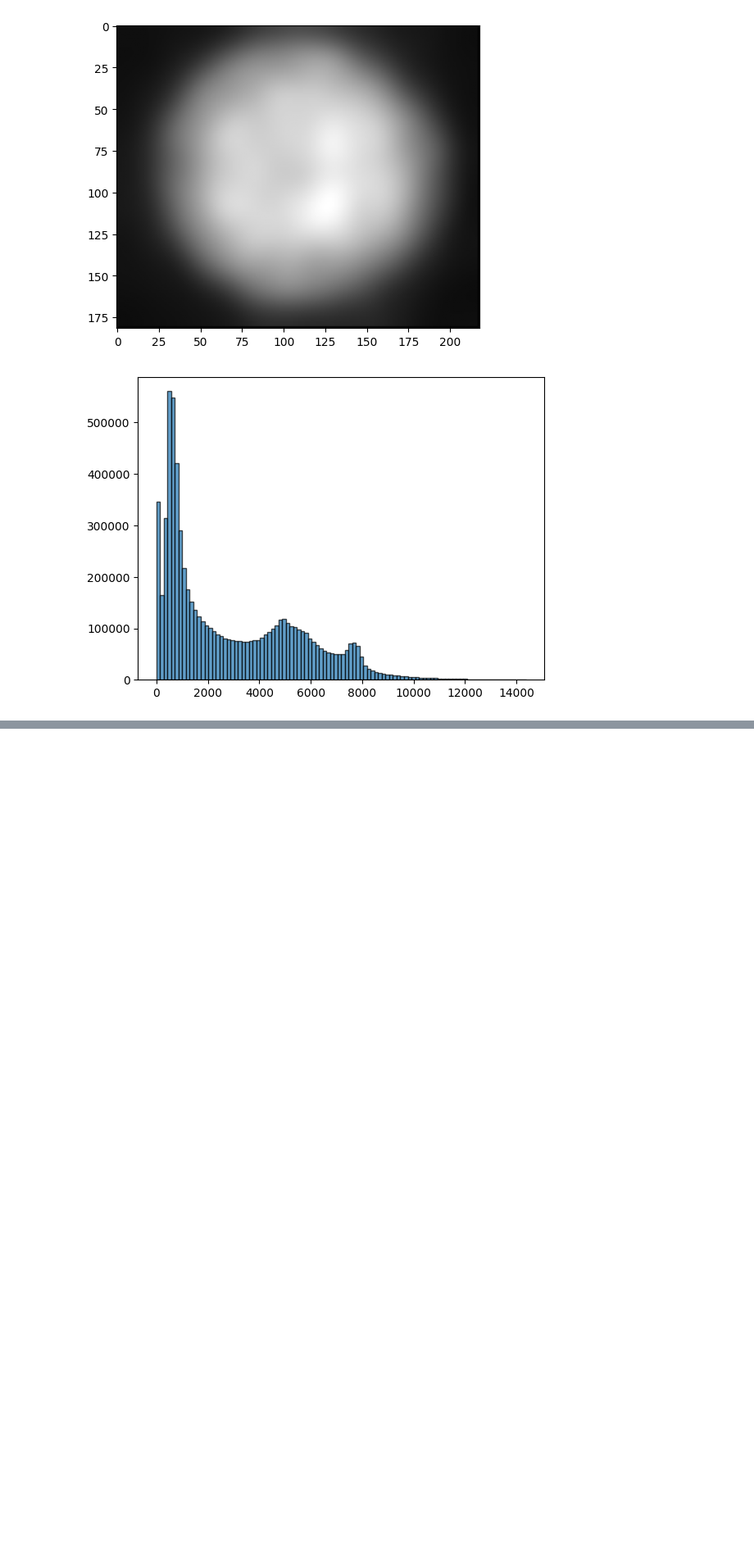
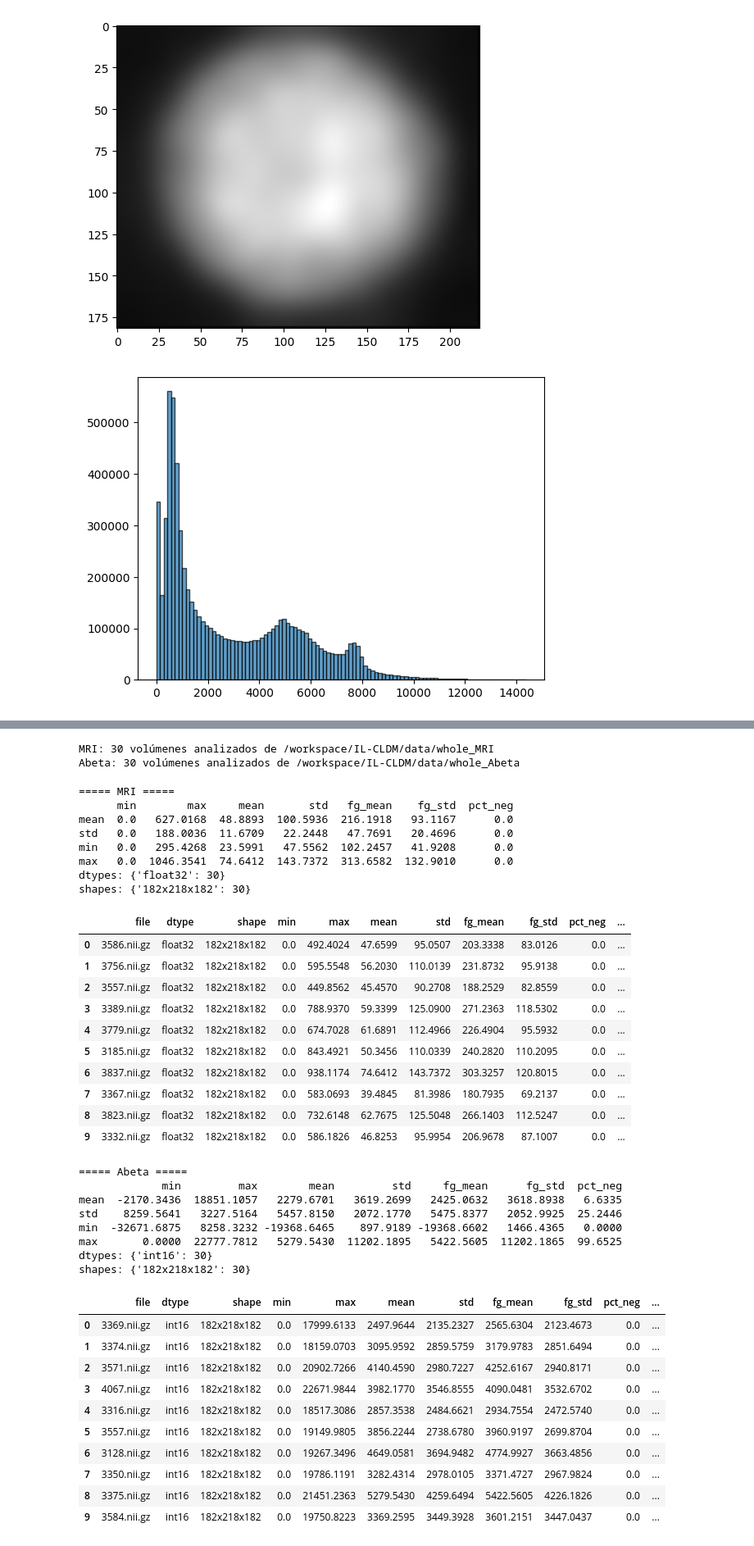
Before and after one commit to FranklinSierra/mri_spect_il_cldm_2026, a Jupyter notebook: code/dataAnalysis.ipynb, the cells around one changed output, grey strips where cells are left out. Shown at 82% size. Drawn from its saved outputs; the diff is of its cells as text; code cells hidden in the pictures; blank space fills up the shorter version.

```diff
--- a/code/dataAnalysis.ipynb
+++ b/code/dataAnalysis.ipynb
@@ -913,0 +931,79 @@ plt.show()
+# %%
+def volume_stats(path):
+    """Estadísticas de un volumen. 'fg' = solo voxeles distintos de cero (foreground)."""
+    vol = nib.load(path).get_fdata(dtype=np.float32)
+    fg = vol[vol != 0]
+    if fg.size == 0:
+        fg = vol.ravel()
+    return {
+        "file": os.path.basename(path),
+        "dtype": str(nib.load(path).get_data_dtype()),
+        "shape": "x".join(map(str, vol.shape)),
+        "min": float(vol.min()),
+        "max": float(vol.max()),
+        "mean": float(vol.mean()),
+        "std": float(vol.std()),
+        "fg_mean": float(fg.mean()),
+        "fg_std": float(fg.std()),
+        "pct_neg": float((vol < 0).mean() * 100),   # % de voxeles negativos
+        "n_unique_le256": int(min(np.unique(vol).size, 257)),  # <=256 sugiere intensidades discretas/enteras
+    }
+
+records = {}
+for name, d in DIRS.items():
+    files = sorted(glob.glob(os.path.join(d, "*.nii.gz")))
+    if N_SAMPLE is not None and len(files) > N_SAMPLE:
+        files = list(RNG.choice(files, size=N_SAMPLE, replace=False))
+    rows = [volume_stats(f) for f in files]
+    records[name] = pd.DataFrame(rows)
+    print(f"{name}: {len(rows)} volúmenes analizados de {d}")
+# %% [output]
+MRI: 30 volúmenes analizados de /workspace/IL-CLDM/data/whole_MRI
+Abeta: 30 volúmenes analizados de /workspace/IL-CLDM/data/whole_Abeta
+# %%
+for name, df in records.items():
+    print(f"\n===== {name} =====")
+    agg = df[["min","max","mean","std","fg_mean","fg_std","pct_neg"]].agg(["mean","std","min","max"])
+    print(agg.round(4).to_string())
+    print("dtypes:", df["dtype"].value_counts().to_dict())
+    print("shapes:", df["shape"].value_counts().to_dict())
+    display(df.round(4).head(10))
+# %% [output]
+===== MRI =====
+      min        max     mean       std   fg_mean    fg_std  pct_neg
+mean  0.0   627.0168  48.8893  100.5936  216.1918   93.1167      0.0
+std   0.0   188.0036  11.6709   22.2448   47.7691   20.4696      0.0
+min   0.0   295.4268  23.5991   47.5562  102.2457   41.9208      0.0
+max   0.0  1046.3541  74.6412  143.7372  313.6582  132.9010      0.0
+dtypes: {'float32': 30}
+shapes: {'182x218x182': 30}
+|  | file | dtype | shape | min | max | mean | std | fg_mean | fg_std | pct_neg | ... |
+| 0 | 3586.nii.gz | float32 | 182x218x182 | 0.0 | 492.4024 | 47.6599 | 95.0507 | 203.3338 | 83.0126 | 0.0 | ... |
+| 1 | 3756.nii.gz | float32 | 182x218x182 | 0.0 | 595.5548 | 56.2030 | 110.0139 | 231.8732 | 95.9138 | 0.0 | ... |
+| 2 | 3557.nii.gz | float32 | 182x218x182 | 0.0 | 449.8562 | 45.4570 | 90.2708 | 188.2529 | 82.8559 | 0.0 | ... |
+| 3 | 3389.nii.gz | float32 | 182x218x182 | 0.0 | 788.9370 | 59.3399 | 125.0900 | 271.2363 | 118.5302 | 0.0 | ... |
+| 4 | 3779.nii.gz | float32 | 182x218x182 | 0.0 | 674.7028 | 61.6891 | 112.4966 | 226.4904 | 95.5932 | 0.0 | ... |
+| 5 | 3185.nii.gz | float32 | 182x218x182 | 0.0 | 843.4921 | 50.3456 | 110.0339 | 240.2820 | 110.2095 | 0.0 | ... |
+| 6 | 3837.nii.gz | float32 | 182x218x182 | 0.0 | 938.1174 | 74.6412 | 143.7372 | 303.3257 | 120.8015 | 0.0 | ... |
+| 7 | 3367.nii.gz | float32 | 182x218x182 | 0.0 | 583.0693 | 39.4845 | 81.3986 | 180.7935 | 69.2137 | 0.0 | ... |
+| 8 | 3823.nii.gz | float32 | 182x218x182 | 0.0 | 732.6148 | 62.7675 | 125.5048 | 266.1403 | 112.5247 | 0.0 | ... |
+| 9 | 3332.nii.gz | float32 | 182x218x182 | 0.0 | 586.1826 | 46.8253 | 95.9954 | 206.9678 | 87.1007 | 0.0 | ... |
+===== Abeta =====
+             min         max        mean         std     fg_mean      fg_std  pct_neg
+mean  -2170.3436  18851.1057   2279.6701   3619.2699   2425.0632   3618.8938   6.6335
+std    8259.5641   3227.5164   5457.8150   2072.1770   5475.8377   2052.9925  25.2446
+min  -32671.6875   8258.3232 -19368.6465    897.9189 -19368.6602   1466.4365   0.0000
+max       0.0000  22777.7812   5279.5430  11202.1895   5422.5605  11202.1865  99.6525
+dtypes: {'int16': 30}
+shapes: {'182x218x182': 30}
+|  | file | dtype | shape | min | max | mean | std | fg_mean | fg_std | pct_neg | ... |
+| 0 | 3369.nii.gz | int16 | 182x218x182 | 0.0 | 17999.6133 | 2497.9644 | 2135.2327 | 2565.6304 | 2123.4673 | 0.0 | ... |
+| 1 | 3374.nii.gz | int16 | 182x218x182 | 0.0 | 18159.0703 | 3095.9592 | 2859.5759 | 3179.9783 | 2851.6494 | 0.0 | ... |
+| 2 | 3571.nii.gz | int16 | 182x218x182 | 0.0 | 20902.7266 | 4140.4590 | 2980.7227 | 4252.6167 | 2940.8171 | 0.0 | ... |
+| 3 | 4067.nii.gz | int16 | 182x218x182 | 0.0 | 22671.9844 | 3982.1770 | 3546.8555 | 4090.0481 | 3532.6702 | 0.0 | ... |
+| 4 | 3316.nii.gz | int16 | 182x218x182 | 0.0 | 18517.3086 | 2857.3538 | 2484.6621 | 2934.7554 | 2472.5740 | 0.0 | ... |
+| 5 | 3557.nii.gz | int16 | 182x218x182 | 0.0 | 19149.9805 | 3856.2244 | 2738.6780 | 3960.9197 | 2699.8704 | 0.0 | ... |
+| 6 | 3128.nii.gz | int16 | 182x218x182 | 0.0 | 19267.3496 | 4649.0581 | 3694.9482 | 4774.9927 | 3663.4856 | 0.0 | ... |
+| 7 | 3350.nii.gz | int16 | 182x218x182 | 0.0 | 19786.1191 | 3282.4314 | 2978.0105 | 3371.4727 | 2967.9824 | 0.0 | ... |
+| 8 | 3375.nii.gz | int16 | 182x218x182 | 0.0 | 21451.2363 | 5279.5430 | 4259.6494 | 5422.5605 | 4226.1826 | 0.0 | ... |
+| 9 | 3584.nii.gz | int16 | 182x218x182 | 0.0 | 19750.8223 | 3369.2595 | 3449.3928 | 3601.2151 | 3447.0437 | 0.0 | ... |
```
Also changed, not shown: parts of 5 cells of this notebook, 39 other files.
